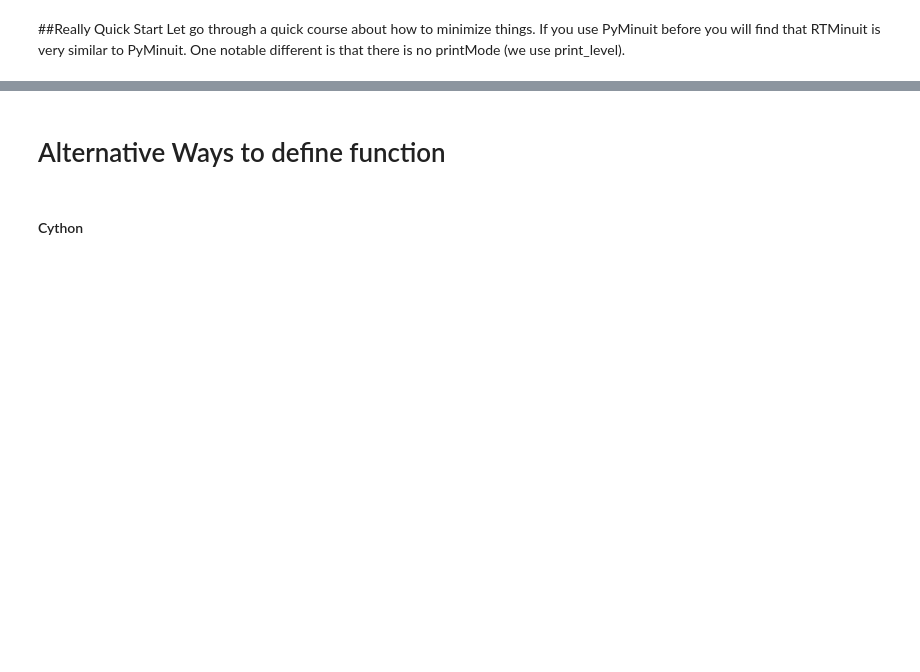
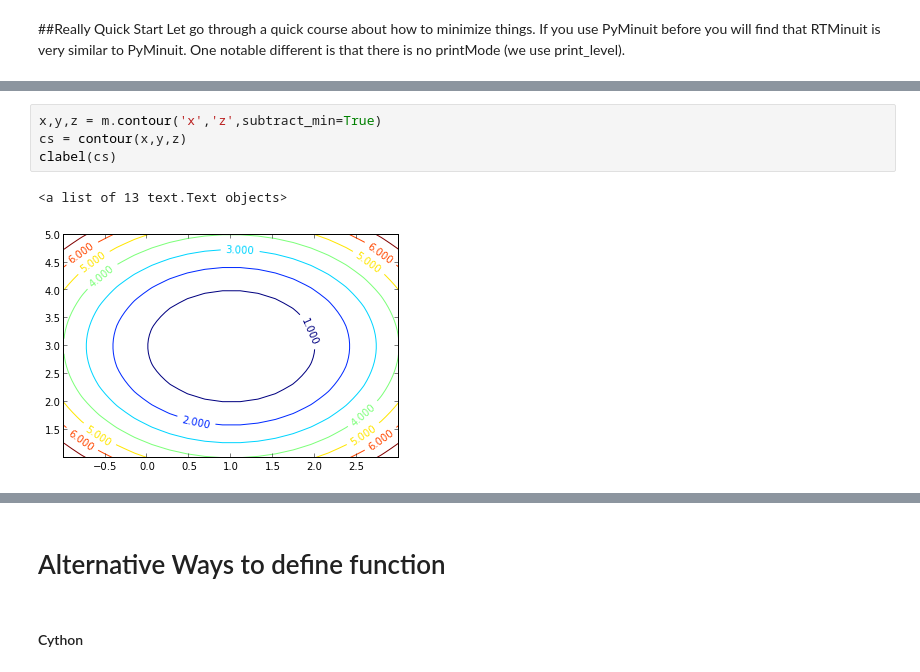
Before and after one commit to scikit-hep/iminuit, a Jupyter notebook: tutorial/tutorial.ipynb, the cells around one changed output, grey strips where cells are left out. Cells and saved outputs as stored; diff of their text form; blank space fills up the shorter version.

```diff
--- a/tutorial/tutorial.ipynb
+++ b/tutorial/tutorial.ipynb
@@ -56,3 +49,10 @@ m.hesse()
+# %%
+x,y,z = m.contour('x','z',subtract_min=True)
+cs = contour(x,y,z)
+clabel(cs)
+# %% [output]
+<a list of 13 text.Text objects>
+[figure, added]
 # %%
 #and this is how you get the the value
 print 'parameters', m.parameters
```
Also changed, not shown: parts of 16 cells of this notebook, 4 other files.
